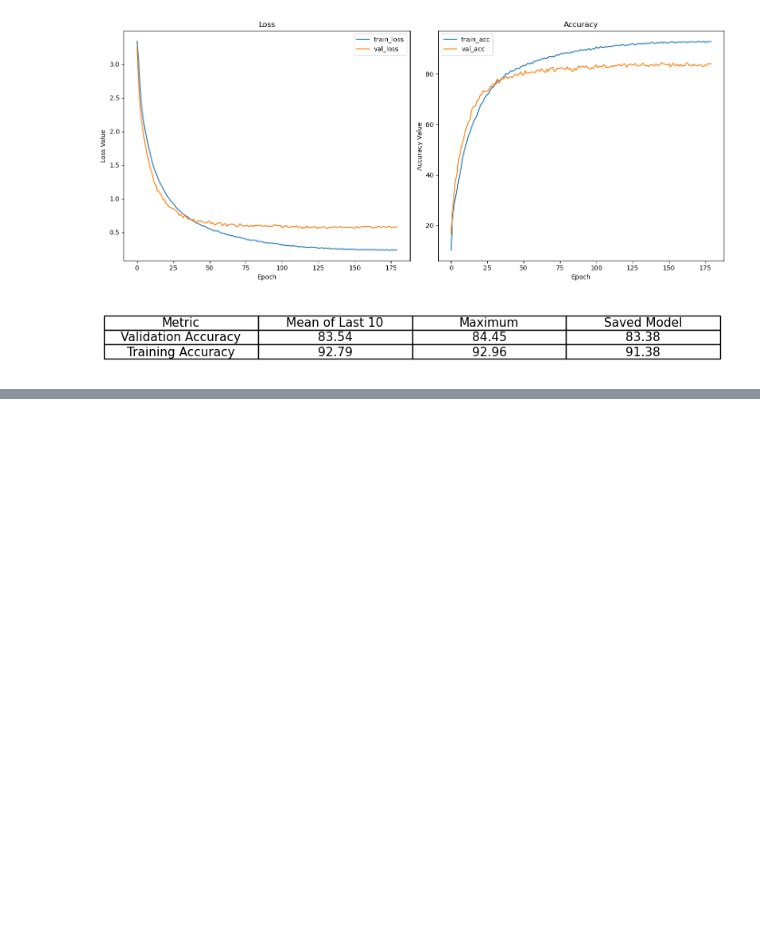
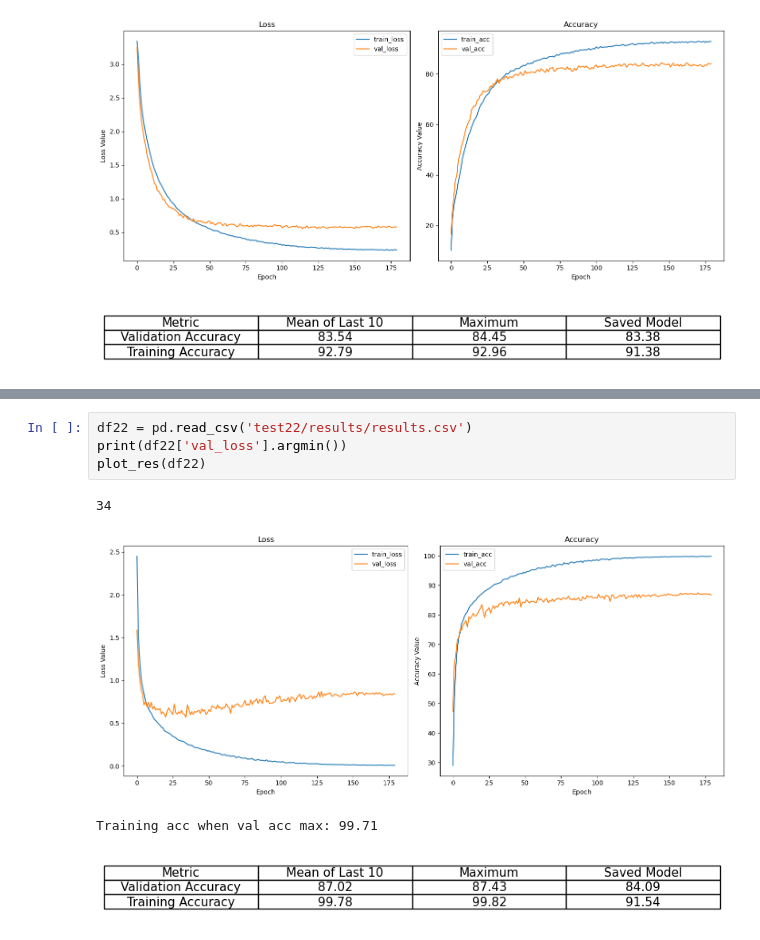
Before and after one commit to Anton123567/DL_UPC, a Jupyter notebook: Lab_02/lab2 plots.ipynb, the cells around one changed output, grey strips where cells are left out. Saved outputs shown, nothing was run; the diff lists cells and outputs as text; blank space fills up the shorter version.

```diff
--- a/Lab_02/lab2 plots.ipynb
+++ b/Lab_02/lab2 plots.ipynb
@@ -145,0 +225,9 @@ plot_res(df20)
+# %%
+df22 = pd.read_csv('test22/results/results.csv')
+print(df22['val_loss'].argmin())
+plot_res(df22)
+# %% [output]
+34
+[figure, added]
+Training acc when val acc max: 99.71
+[figure, added]
```
Also changed, not shown: parts of 8 cells of this notebook, 11 other files.
